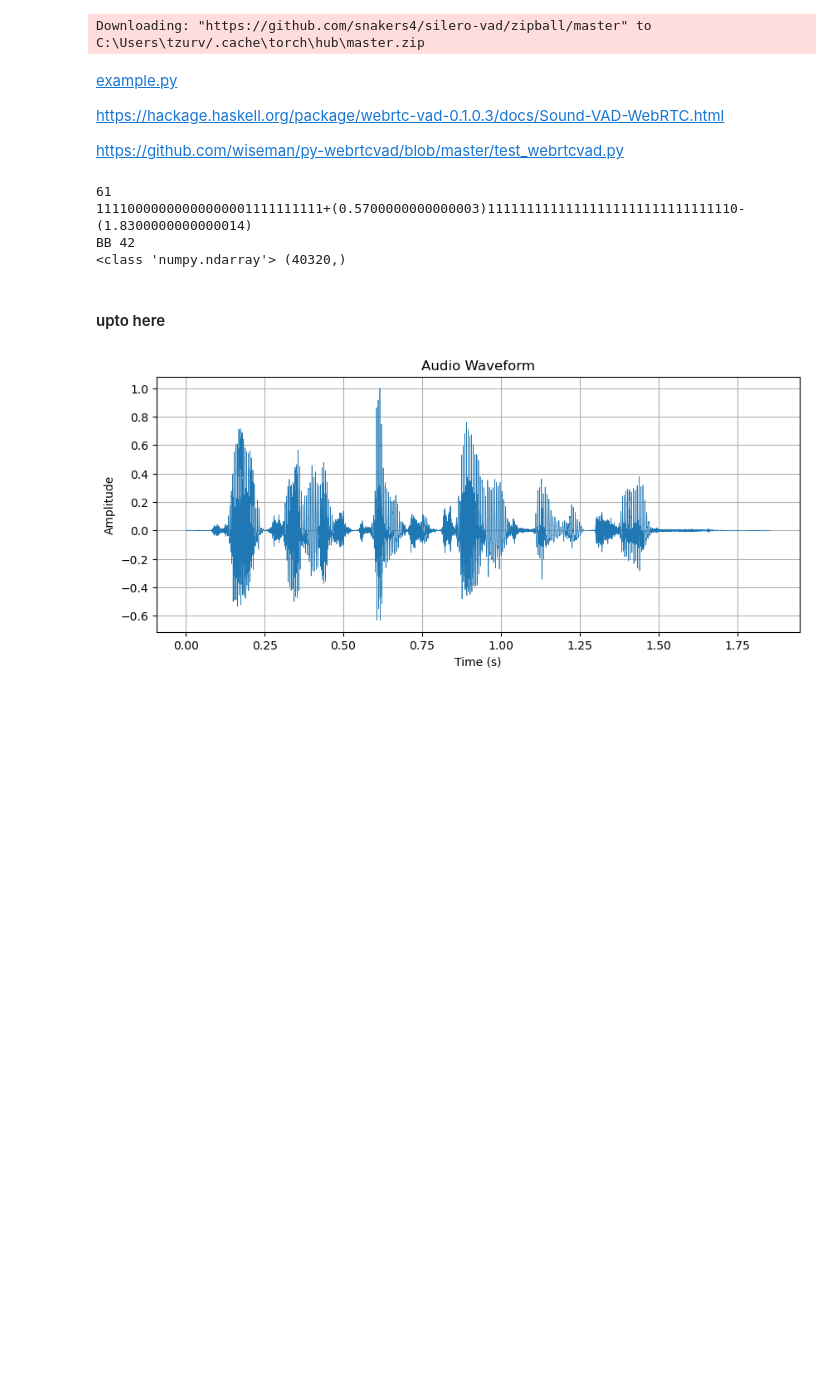
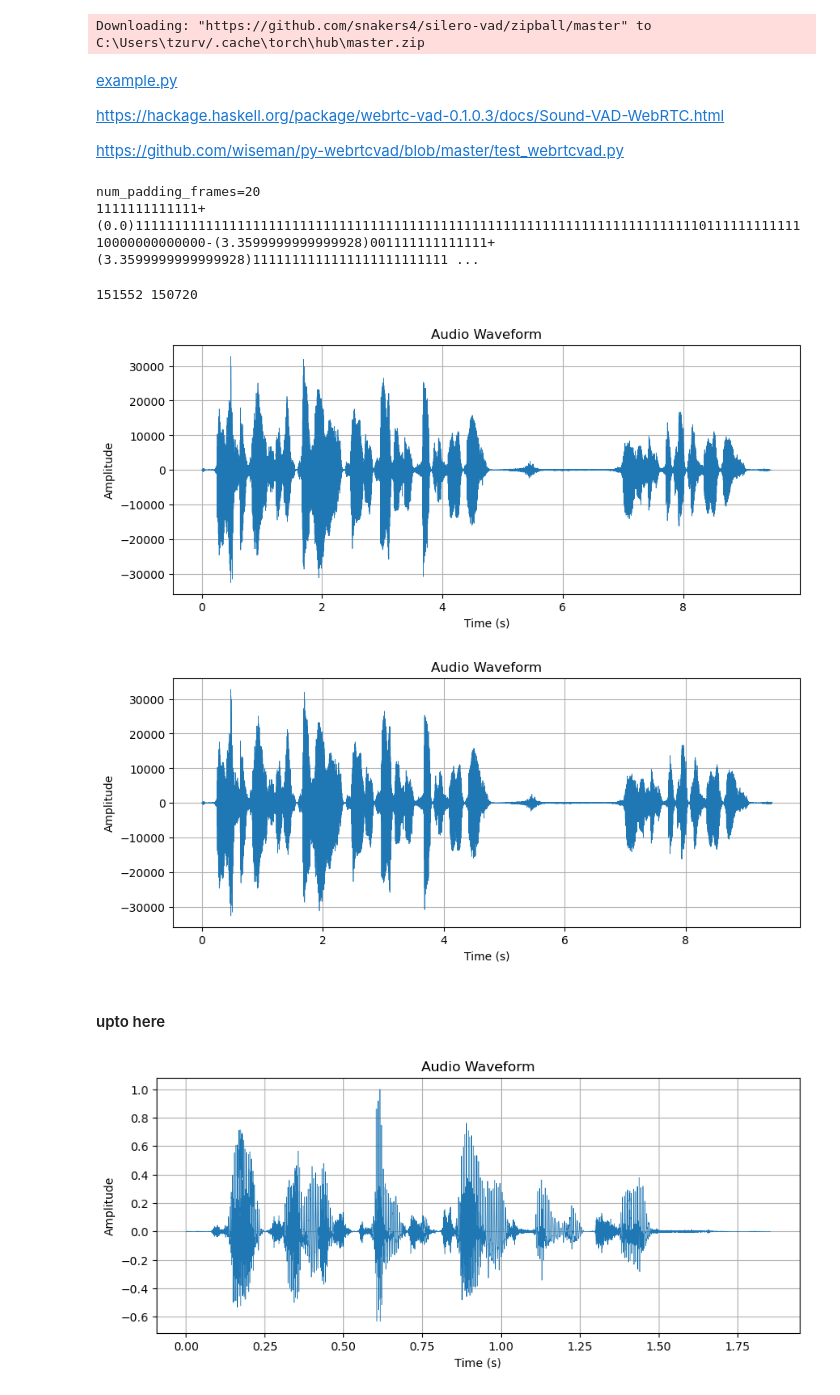
Before and after one commit to TzurV/SSL_Anti-spoofing, a Jupyter notebook: remove_sil.ipynb, the cells around one changed output. Drawn from its saved outputs; the diff is of its cells as text; code cells hidden in the pictures; blank space fills up the shorter version.

```diff
--- a/remove_sil.ipynb
+++ b/remove_sil.ipynb
@@ -92,7 +92,10 @@ def frame_generator(frame_duration_ms, audio, sample_rate):
 
 
 def vad_collector(sample_rate, frame_duration_ms,
-                  padding_duration_ms, vad, frames):
+                  padding_duration_ms, vad, frames,
+                  *,
+                  start_voice_threshold=0.6,
+                  end_voice_threshold=0.6):
     """Filters out non-voiced audio frames.
 
     Given a webrtcvad.Vad and a source of audio frames, yields only
@@ -119,6 +122,7 @@ def vad_collector(sample_rate, frame_duration_ms,
     Returns: A generator that yields PCM audio data.
     """
     num_padding_frames = int(padding_duration_ms / frame_duration_ms)
+    print(f"{num_padding_frames=}")
     # We use a deque for our sliding window/ring buffer.
     ring_buffer = collections.deque(maxlen=num_padding_frames)
     # We have two states: TRIGGERED and NOTTRIGGERED. We start in the
@@ -137,7 +141,7 @@ def vad_collector(sample_rate, frame_duration_ms,
             # If we're NOTTRIGGERED and more than 90% of the frames in
             # the ring buffer are voiced frames, then enter the
             # TRIGGERED state.
-            if num_voiced > 0.9 * ring_buffer.maxlen:
+            if num_voiced > start_voice_threshold * ring_buffer.maxlen:
                 triggered = True
                 sys.stdout.write('+(%s)' % (ring_buffer[0][0].timestamp,))
                 # We want to yield all the audio we see from now until
@@ -155,16 +159,14 @@ def vad_collector(sample_rate, frame_duration_ms,
             # If more than 90% of the frames in the ring buffer are
             # unvoiced, then enter NOTTRIGGERED and yield whatever
             # audio we've collected.
-            if num_unvoiced > 0.9 * ring_buffer.maxlen:
+            if num_unvoiced > end_voice_threshold * ring_buffer.maxlen:
                 sys.stdout.write('-(%s)' % (frame.timestamp + frame.duration))
                 triggered = False
                 #yield b''.join([f.bytes for f in voiced_frames])
                 #audio_data = b''.join([f.bytes for f in voiced_frames])
 
-                print("AA", len(voiced_frames))
                 yield concatenate_voiced(voiced_frames)
 
-                #return None
                 ring_buffer.clear()
                 voiced_frames = []
 
@@ -175,7 +177,6 @@ def vad_collector(sample_rate, frame_duration_ms,
     # yield it.
     if voiced_frames:
         #yield b''.join([f.bytes for f in voiced_frames])
-        print("BB", len(voiced_frames))
         yield concatenate_voiced(voiced_frames)
 
 def main(args):
@@ -200,8 +201,8 @@ if __name__ == '__main__':
 # %%
 import librosa
 
-#audioFile = r"C:\work\Github\Tensor_Lihu\MultiKol\ASVspoof2021_DF_eval_part00\ASVspoof2021_DF_eval\flac\DF_E_2440412.flac"
-audioFile = r"C:\Users\tzurv\Downloads\example.wav"
+audioFile = r"C:\work\Github\Tensor_Lihu\MultiKol\ASVspoof2021_DF_eval_part00\ASVspoof2021_DF_eval\flac\DF_E_2440412.flac"
+#audioFile = r"C:\Users\tzurv\Downloads\example.wav"
 #audio, sample_rate = read_wave(audioFile)
 X, fs = librosa.load(audioFile, sr=16000)
 Xint16 = (X * 32767).astype(np.int16)
@@ -211,12 +212,10 @@ sample_rate = 16000
 frames = frame_generator(30, Xint16, sample_rate)
 frames = list(frames)
 just_audio_segments = []
-for voice_part in vad_collector(sample_rate, 30, 300, vad, frames):
+for voice_part in vad_collector(sample_rate, 10, 150, vad, frames):
     just_audio_segments.append(voice_part)
 
 just_audio = np.concatenate(just_audio_segments)
 # %% [output]
-61
-11110000000000000001111111111+(0.5700000000000003)11111111111111111111111111111110-(1.8300000000000014)
-BB 42
-<class 'numpy.ndarray'> (40320,)
+num_padding_frames=20
+1111111111111+(0.0)111111111111111111111111111111111111111111111111111111111111111111111111011111111111110000000000000-(3.3599999999999928)001111111111111+(3.3599999999999928)1111111111111111111111111 ...
@@ -239,20 +222,29 @@ for index, frame in enumerate(frames):
 # %%
 import numpy as np
 import matplotlib.pyplot as plt
 
-# Load your audio data into a NumPy array (replace this with your data)
-# For example, if X is your audio data:
-# X = np.array(...)  # Replace ... with your audio data
+def plot_audio(audio_np):
+    # Load your audio data into a NumPy array (replace this with your data)
+    # For example, if X is your audio data:
+    # X = np.array(...)  # Replace ... with your audio data
 
-# Create a time axis based on the length of the audio and the sampling rate
-time = np.arange(0, len(Xint16)) / 16000.0  # Assuming a sampling rate of 16000 Hz
+    # Create a time axis based on the length of the audio and the sampling rate
+    time = np.arange(0, len(audio_np)) / 16000.0  # Assuming a sampling rate of 16000 Hz
 
-# Create a plot
-plt.figure(figsize=(10, 4))
-plt.plot(time, Xint16, linewidth=0.5)
-plt.plot(frame_time[:-1], is_voice_list, linewidth=1)
-plt.xlabel('Time (s)')
-plt.ylabel('Amplitude')
-plt.title('Audio Waveform')
-plt.grid(True)
-plt.show()
+    # Create a plot
+    plt.figure(figsize=(10, 4))
+    plt.plot(time, audio_np, linewidth=0.5)
+    #plt.plot(frame_time[:-1], is_voice_list, linewidth=1)
+    plt.xlabel('Time (s)')
+    plt.ylabel('Amplitude')
+    plt.title('Audio Waveform')
+    plt.grid(True)
+    plt.show()
+
+print(len(Xint16), len(just_audio))
+plot_audio(Xint16)
+plot_audio(just_audio)
+# %% [output]
+151552 150720
+[figure, added]
+[figure, added]
```
Also changed, not shown: parts of 2 cells of this notebook.
